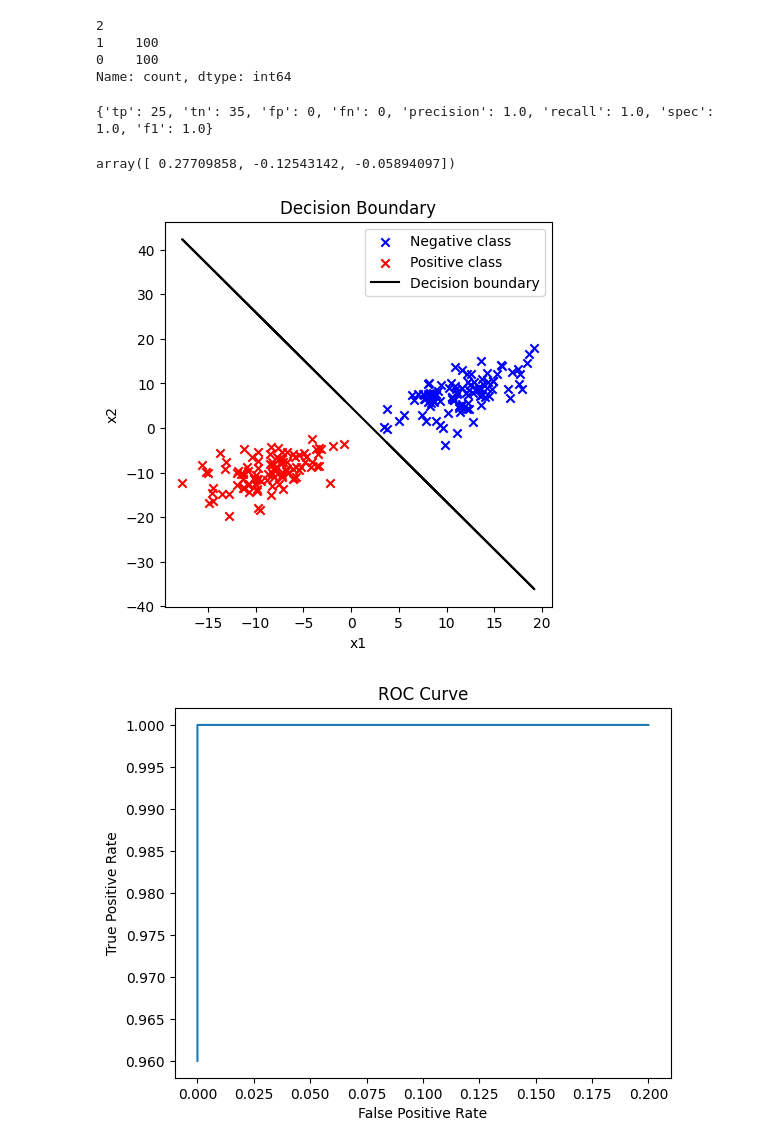
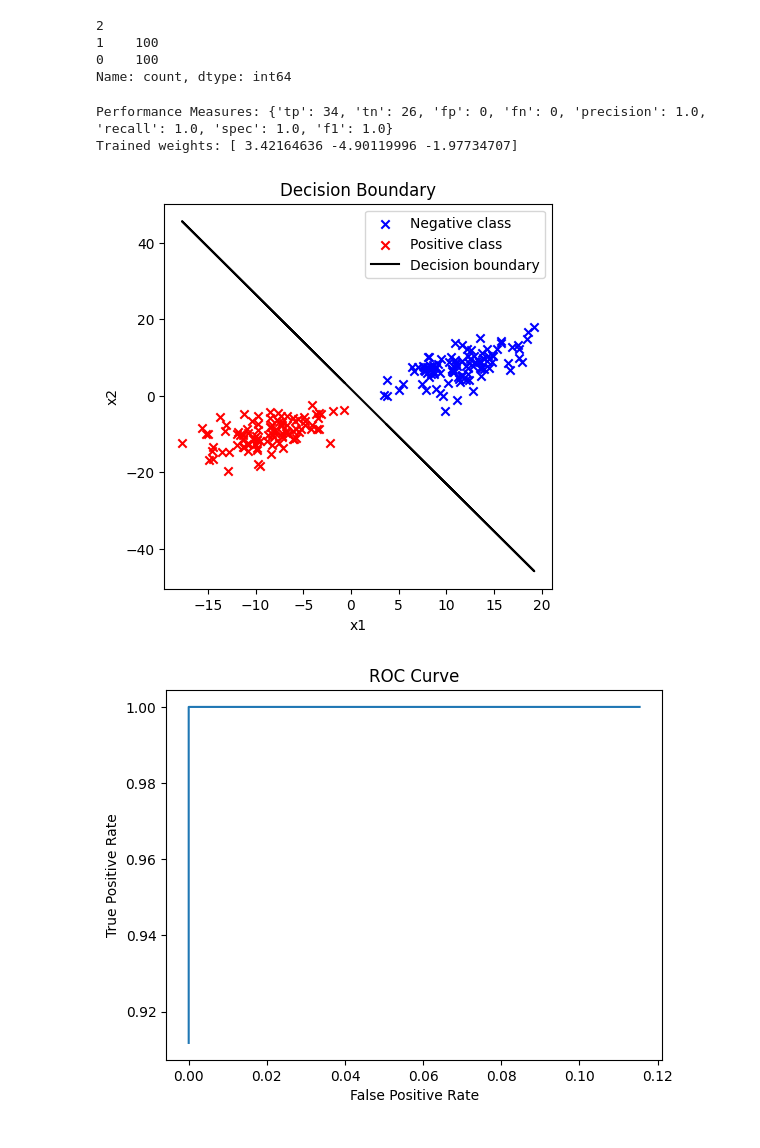
Before and after one commit to AbinashChetia/gda_ac, a Jupyter notebook: example.ipynb, the cells around one changed output. Saved outputs shown, nothing was run; the diff lists cells and outputs as text; code cells hidden in the pictures.

```diff
--- a/example.ipynb
+++ b/example.ipynb
@@ -5,3 +5,19 @@ import matplotlib.pyplot as plt
 
 from GDAnalysisAC import LinDiscAnalysis
 from GDAnalysisAC import utilsAC
+# %%
+def pipeline(X, y):
+    train_x, train_y, test_x, test_y = utilsAC.splitTrainTest(X, y, train_ratio=0.7)
+    train_x, train_min, train_max = utilsAC.normMinMax(train_x, mode='train')
+    test_x = utilsAC.normMinMax(test_x, mode='test', train_min=train_min, train_max=train_max)
+
+    lda_ac = LinDiscAnalysis()
+    lda_ac.fit(train_x, train_y)
+    pred1 = lda_ac.predict(test_x)
+    pf = utilsAC.get_performance_measure(test_y, pred1)
+    print(f'Performance Measures: {pf}')
+    print(f'Trained weights: {lda_ac.get_params()}')
+    utilsAC.plot_dec_bound(X, y, lda_ac.get_params())
+    pred_prob = lda_ac.predict(test_x, prob=True)
+    thresh = np.arange(-1, 1, 0.001)
+    utilsAC.plot_roc(test_y, pred_prob, thresh=thresh)
@@ -40,23 +54,7 @@ train_x, train_y, test_x, test_y = utilsAC.splitTrainTest(data1_x, data1_y, trai
-# %%
-lda_ac = LinDiscAnalysis()
-lda_ac.fit(train_x, train_y)
-pred1 = lda_ac.predict(test_x)
-# pred1
-pf = utilsAC.get_performance_measure(test_y, pred1)
-print(pf)
-# %% [output]
-{'tp': 25, 'tn': 35, 'fp': 0, 'fn': 0, 'precision': 1.0, 'recall': 1.0, 'spec': 1.0, 'f1': 1.0}
-# %%
-lda_ac.get_params()
-# %% [output]
-array([ 0.27709858, -0.12543142, -0.05894097])
-# %%
-utilsAC.plot_dec_bound(data1_x, data1_y, lda_ac.get_params())
-# %% [output]
-[figure, removed]
-# %%
-thresh = np.arange(-1, 1, 0.001)
-pred1_prob = lda_ac.predict(test_x, prob=True)
-utilsAC.plot_roc(test_y, pred1_prob, thresh=thresh)
-# %% [output]
-[figure, removed]
+# %%
+pipeline(data1_x, data1_y)
+# %% [output]
+Performance Measures: {'tp': 34, 'tn': 26, 'fp': 0, 'fn': 0, 'precision': 1.0, 'recall': 1.0, 'spec': 1.0, 'f1': 1.0}
+Trained weights: [ 3.42164636 -4.90119996 -1.97734707]
+[figure, added]
+[figure, added]
```
Also changed, not shown: parts of 6 cells of this notebook.
